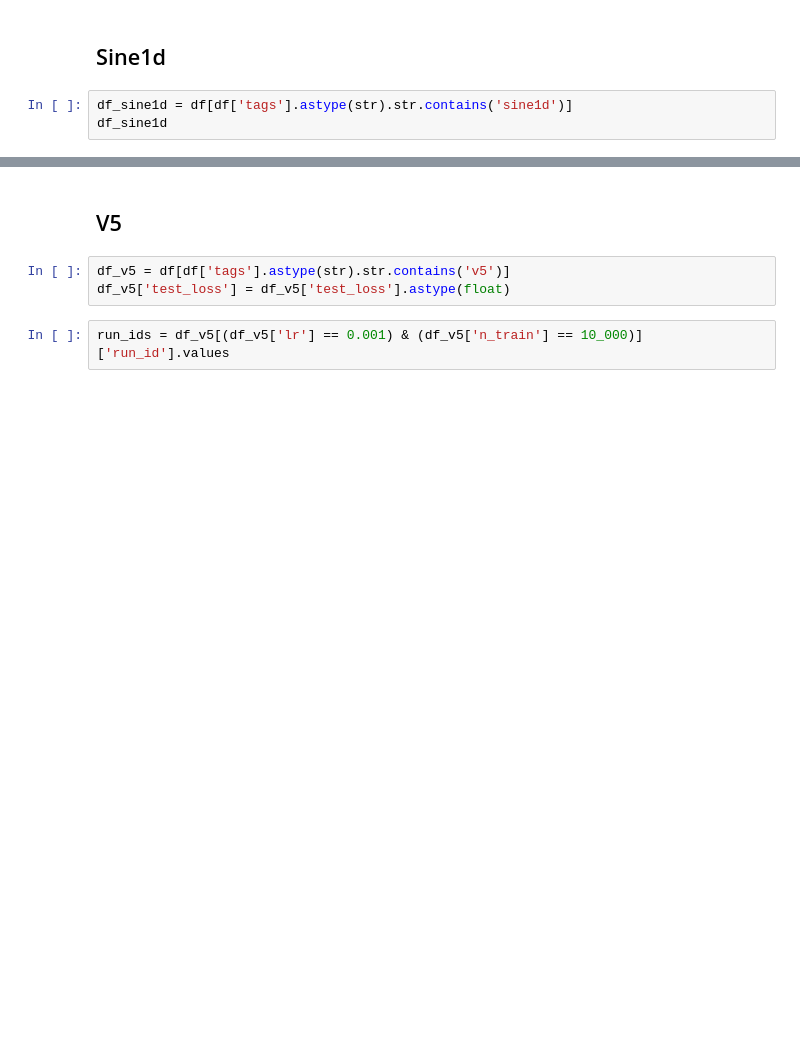
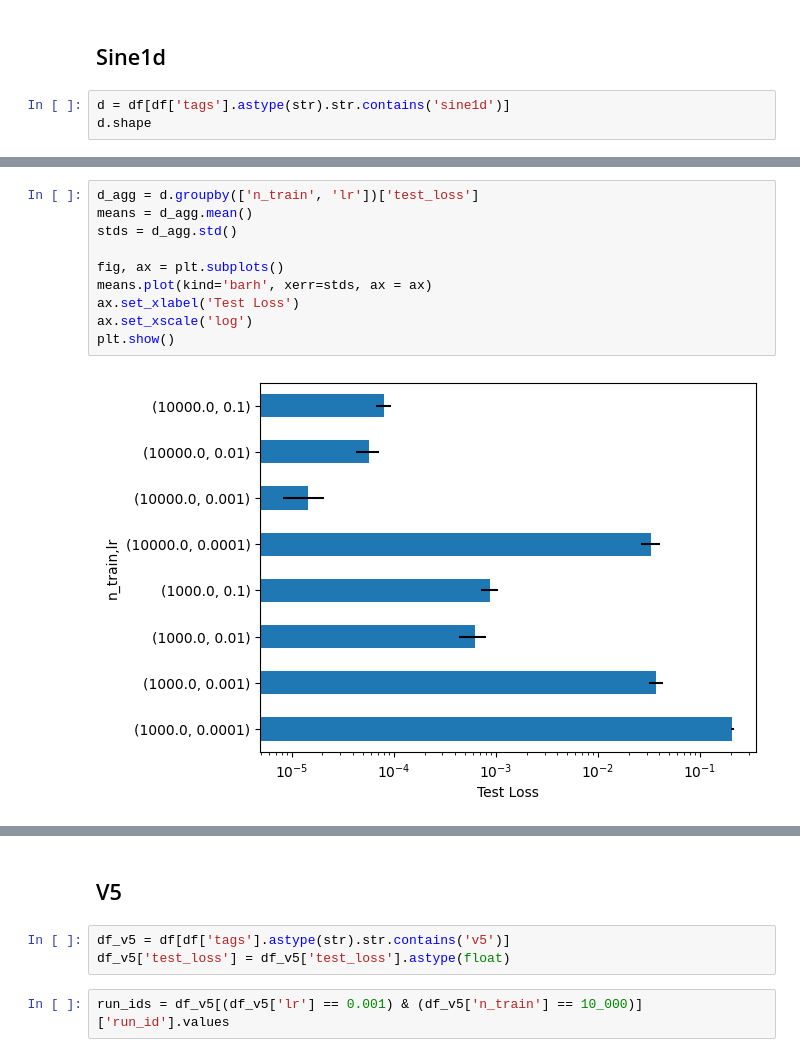
Before and after one commit to elidub/SymPDE, a Jupyter notebook: notebooks_symlie/results.ipynb, the cells around one changed output, grey strips where cells are left out. Drawn from its saved outputs; the diff is of its cells as text; blank space fills up the shorter version.

Commit message:
sine1d predict lets train

```diff
--- a/notebooks_symlie/results.ipynb
+++ b/notebooks_symlie/results.ipynb
@@ -41,6 +43,6 @@ Index(['run_id', 'lr', 'net', 'bias', 'name', 'seed', 'tags', 'test', 'n_val',
 # %% [markdown]
 ## Sine1d
 # %%
-df_sine1d = df[df['tags'].astype(str).str.contains('sine1d')]
-df_sine1d
+d = df[df['tags'].astype(str).str.contains('sine1d')]
+d.shape
 # %% [output]
@@ -171,0 +59,12 @@ plt.show()
+# %%
+d_agg = d.groupby(['n_train', 'lr'])['test_loss']
+means = d_agg.mean()
+stds = d_agg.std()
+
+fig, ax = plt.subplots()
+means.plot(kind='barh', xerr=stds, ax = ax)
+ax.set_xlabel('Test Loss')
+ax.set_xscale('log')
+plt.show()
+# %% [output]
+[figure, added]
```
Also changed, not shown: parts of 18 cells of this notebook, 9 other files.
